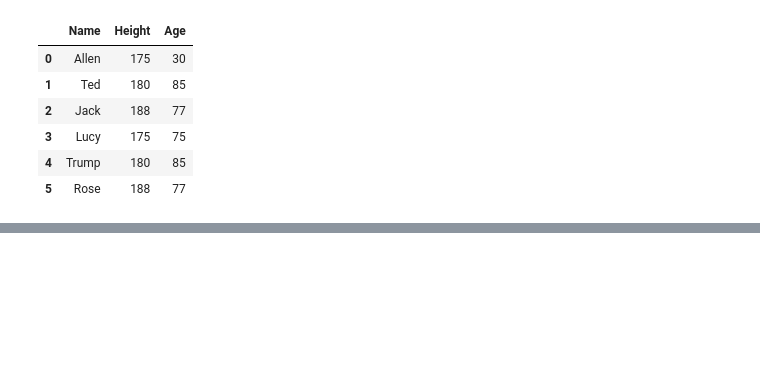
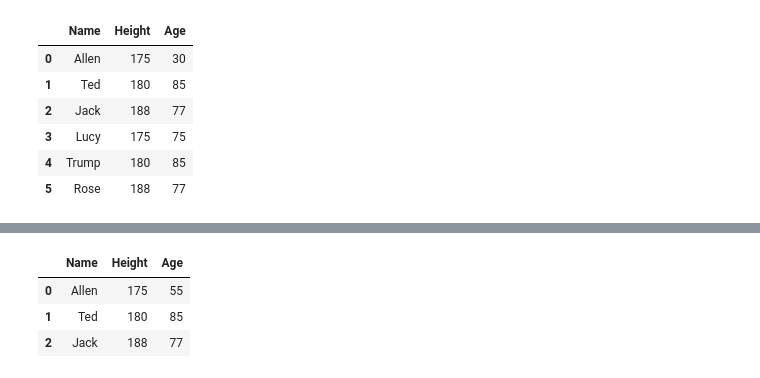
Before and after one commit to uuboyscy/tir103, a Jupyter notebook: data-pipeline/src/01_pandas_practice.ipynb, the cells around one changed output, grey strips where cells are left out. Cells and saved outputs as stored; diff of their text form; code cells hidden in the pictures; blank space fills up the shorter version.

```diff
--- a/data-pipeline/src/01_pandas_practice.ipynb
+++ b/data-pipeline/src/01_pandas_practice.ipynb
@@ -141,0 +191,2 @@ df3
+# %%
+df_back = df.copy()
@@ -141,0 +200,7 @@ df3
+# %%
+df_back
+# %% [output]
+|  | Name | Height | Age |
+| 0 | Allen | 175 | 55 |
+| 1 | Ted | 180 | 85 |
+| 2 | Jack | 188 | 77 |
```
Also changed, not shown: parts of 10 cells of this notebook.
